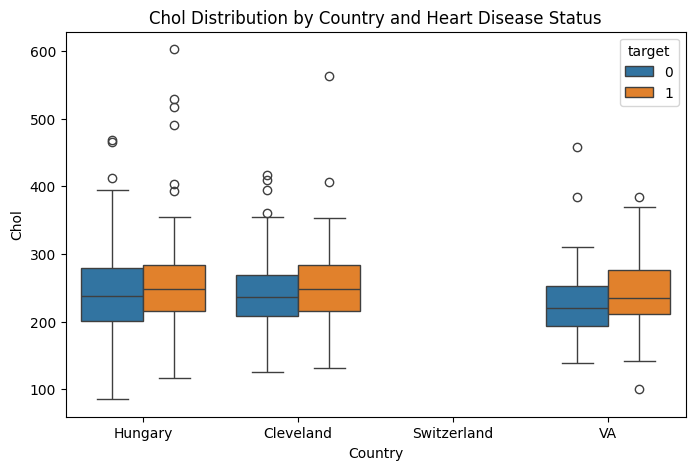
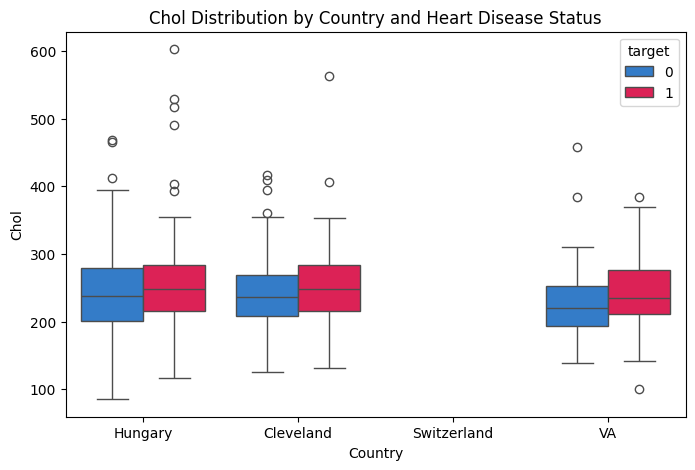
Unified diff of the notebook cell whose output changed from the first chart to the second:
--- before
+++ after
@@ -1,4 +1,4 @@
 plt.figure(figsize=(8,5))
-sns.boxplot(data=df_clean, x = "country", y = "chol", hue="target")
+sns.boxplot(data=df_clean, x = "country", y = "chol", hue="target",palette=["#1B7BE1", "#FB0349"] )
 plt.title("Chol Distribution by Country and Heart Disease Status")
 plt.xlabel("Country")

Commit: Change the Colors